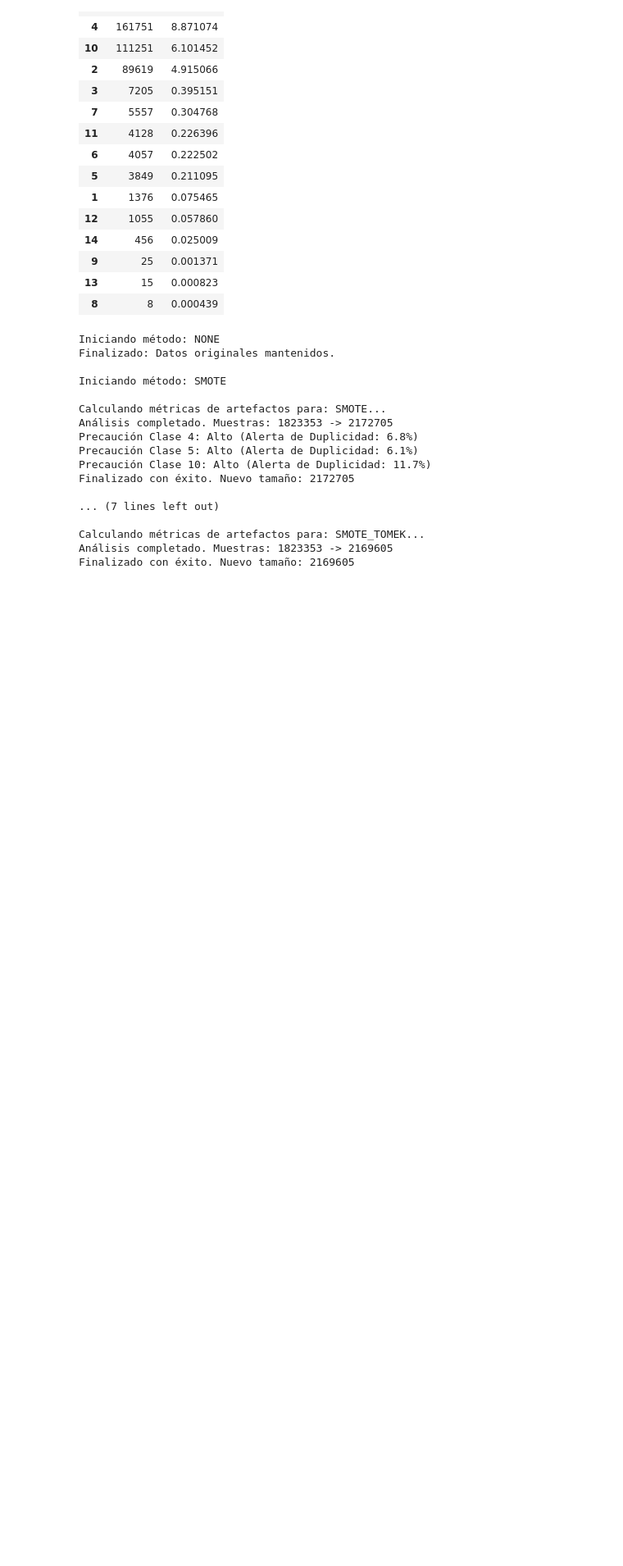
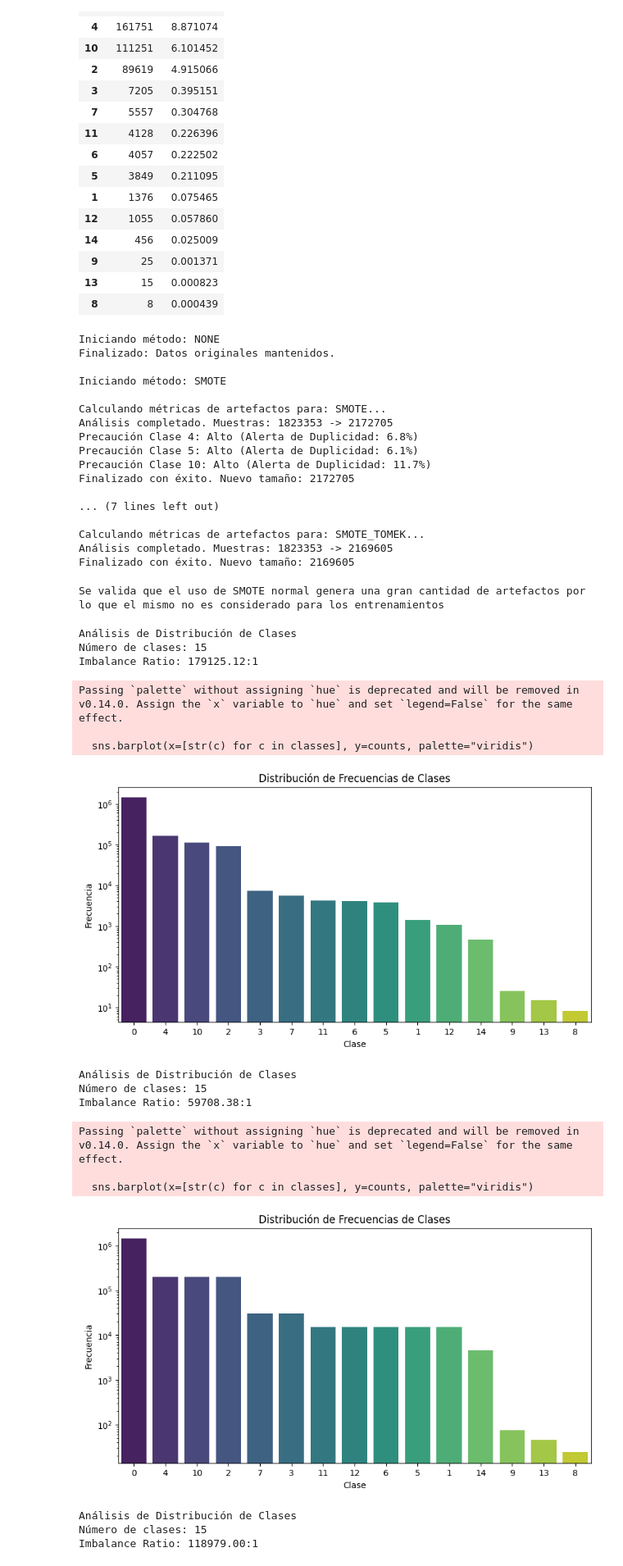
Before and after one commit to johnnyredwood/ArquitecturaMoEClasificacionIntrusiones, a Jupyter notebook: BaselineModelsSimpleValidation.ipynb, the cells around one changed output. Shown at 82% size. Cells and saved outputs as stored; diff of their text form; code cells hidden in the pictures; blank space fills up the shorter version.

```diff
--- a/BaselineModelsSimpleValidation.ipynb
+++ b/BaselineModelsSimpleValidation.ipynb
@@ -524,6 +524,10 @@ Finalizado con éxito. Nuevo tamaño: 2172705
 Calculando métricas de artefactos para: SMOTE_TOMEK...
 Análisis completado. Muestras: 1823353 -> 2169605
 Finalizado con éxito. Nuevo tamaño: 2169605
+# %%
+print("Se valida que el uso de SMOTE normal genera una gran cantidad de artefactos por lo que el mismo no es considerado para los entrenamientos")
+# %% [output]
+Se valida que el uso de SMOTE normal genera una gran cantidad de artefactos por lo que el mismo no es considerado para los entrenamientos
 # %%
 class FeatureSelector(BaseEstimator, TransformerMixin):
 
@@ -593,0 +596,53 @@ y_test = pd.DataFrame(y_test)
+# %%
+import numpy as np
+import pandas as pd
+import matplotlib.pyplot as plt
+import seaborn as sns
+from sklearn.utils.class_weight import compute_class_weight
+
+def analizar_distribuciones(y):
+
+    classes, counts = np.unique(y, return_counts=True)
+    sorted_idx = np.argsort(counts)[::-1]
+    classes = classes[sorted_idx]
+    counts = counts[sorted_idx]
+    majority_count = counts[0]
+    minority_count = counts[-1]
+    imbalance_ratio = majority_count / minority_count
+
+    print("Análisis de Distribución de Clases")
+    print(f"Número de clases: {len(classes)}")
+    print(f"Imbalance Ratio: {imbalance_ratio:.2f}:1")
+
+    plt.figure(figsize=(10, 5))
+    sns.barplot(x=[str(c) for c in classes], y=counts, palette="viridis")
+    plt.title("Distribución de Frecuencias de Clases")
+    plt.xlabel("Clase")
+    plt.ylabel("Frecuencia")
+    plt.yscale('log')
+    plt.show()
+
+    return classes, counts
+
+classes, counts = analizar_distribuciones(y_train_none)
+classes, counts = analizar_distribuciones(y_train_smote)
+classes, counts = analizar_distribuciones(y_train_smote_enn)
+classes, counts = analizar_distribuciones(y_train_smote_tomek)
+# %% [output]
+Análisis de Distribución de Clases
+Número de clases: 15
+Imbalance Ratio: 179125.12:1
+Passing `palette` without assigning `hue` is deprecated and will be removed in v0.14.0. Assign the `x` variable to `hue` and set `legend=False` for the same effect.
+
+  sns.barplot(x=[str(c) for c in classes], y=counts, palette="viridis")
+[figure, added]
+Análisis de Distribución de Clases
+Número de clases: 15
+Imbalance Ratio: 59708.38:1
+Passing `palette` without assigning `hue` is deprecated and will be removed in v0.14.0. Assign the `x` variable to `hue` and set `legend=False` for the same effect.
+
+  sns.barplot(x=[str(c) for c in classes], y=counts, palette="viridis")
+[figure, added]
+Análisis de Distribución de Clases
+Número de clases: 15
+Imbalance Ratio: 118979.00:1
```
Also changed, not shown: parts of 12 cells of this notebook, 1 other file.
